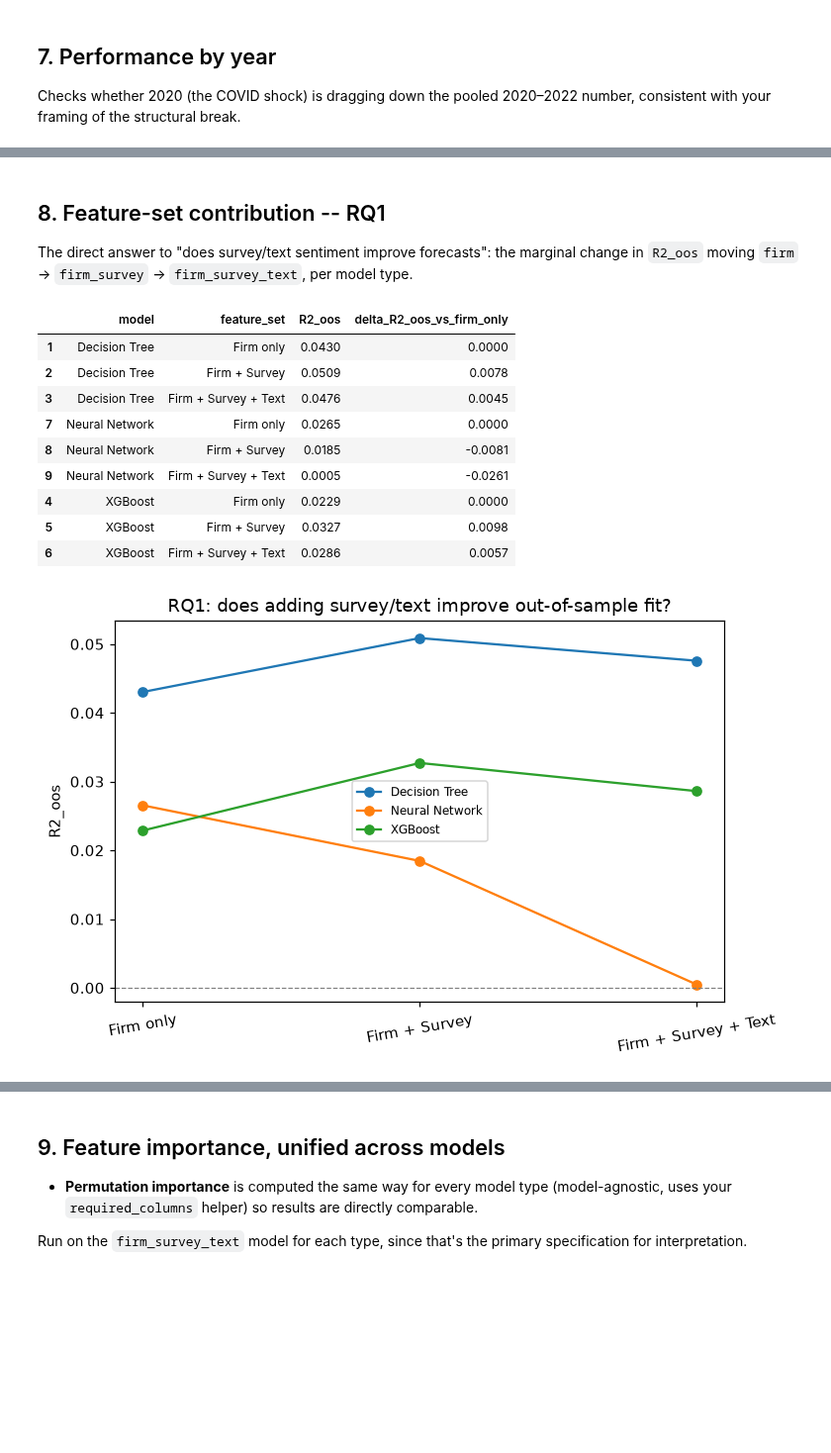
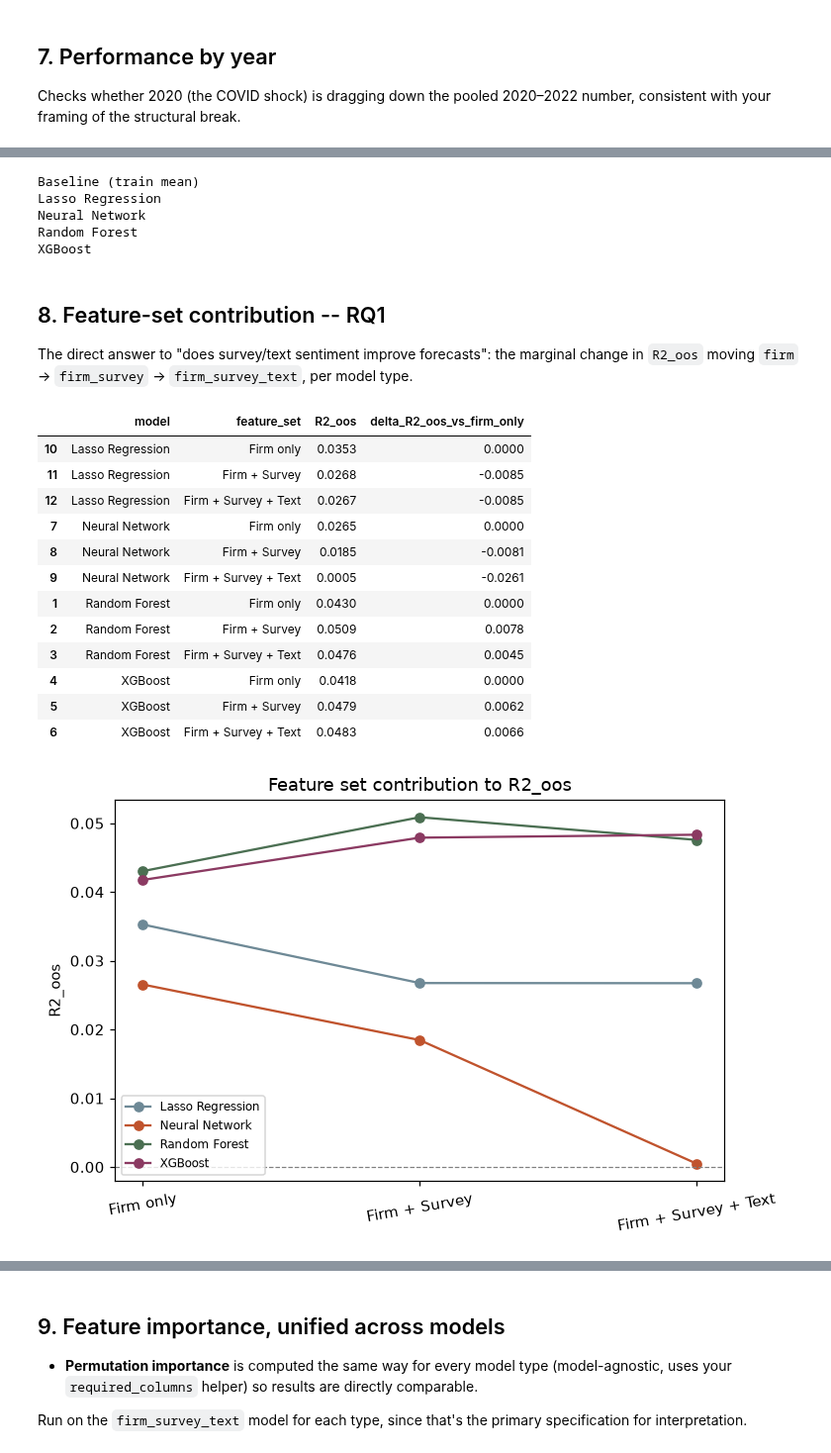
Before and after one commit to NhiPK/MLforEcon, a Jupyter notebook: model/model_comparison.ipynb, the cells around one changed output, grey strips where cells are left out. Shown at 99% size. Drawn from its saved outputs; the diff is of its cells as text; code cells hidden in the pictures; blank space fills up the shorter version.

```diff
--- a/model/model_comparison.ipynb
+++ b/model/model_comparison.ipynb
@@ -20,6 +20,12 @@ import gc
 warnings.filterwarnings("ignore")
 plt.rcParams["figure.dpi"] = 110
 pd.set_option("display.max_columns", 50)
+
+from cycler import cycler
+
+my_colors = ['#6E8996', '#C0532D', '#4B6F52', '#8B3A62', '#F2B134']
+
+plt.rcParams['axes.prop_cycle'] = cycler(color=my_colors)
 # %% [markdown]
 ## 2. Config
 # %%
@@ -441,6 +450,10 @@ def prepare_model_frame(entry, frame: pd.DataFrame) -> pd.DataFrame:
       metadata is needed -- they select/encode their own columns from the full frame.
     - xgboost: a bare XGBRegressor fit with enable_categorical=True, so it needs the
       exact feature_columns AND the categorical columns cast to the training categories.
+
+    Before prediction, we also coerce invalid / infinite numeric values to NaN so the
+    pipeline does not fail on a few extreme values that are otherwise harmless for the
+    saved model feature schema.
     """
     _, metadata = unpack_model_entry(entry)
     feature_columns = metadata.get("feature_columns")
@@ -448,9 +461,15 @@ def prepare_model_frame(entry, frame: pd.DataFrame) -> pd.DataFrame:
 
     X = frame[feature_columns].copy() if feature_columns is not None else frame.copy()
 
+    for col in X.columns:
+        if pd.api.types.is_numeric_dtype(X[col]):
+            X[col] = pd.to_numeric(X[col], errors="coerce").replace([np.inf, -np.inf], np.nan)
+        else:
+            X[col] = X[col].astype(str).replace({"nan": np.nan, "None": np.nan})
+
     for col, levels in category_levels.items():
         if col in X.columns:
-            X[col] = pd.Categorical(X[col], categories=levels)
+            X[col] = pd.Categorical(X[col].astype(str), categories=levels)
     return X
 
 
@@ -616,0 +608,25 @@ by_year.round(4)
+# %%
+# ---- Plot: one color per model, linestyle per period ----
+LINESTYLES = {"Train": "--", "Test": "-", "Check": ":"}
+
+fig, ax = plt.subplots(figsize=(9, 5))
+for label, grp in by_year.groupby("model"):
+    grp = grp.sort_values("year")
+    color = ax.plot(grp["year"], grp["R2_oos"], alpha=0)[0].get_color()  # reserve a color
+    for period, style in LINESTYLES.items():
+        seg = grp[grp["period"] == period]
+        if not seg.empty:
+            ax.plot(seg["year"], seg["R2_oos"], marker="o", color=color, linestyle=style)
+
+# two simple legends: which color = which model, which linestyle = which period
+model_legend = [plt.Line2D([0], [0], color=c, lw=2, label=m) for m, c in
+                 zip(by_year["model"].unique(), plt.rcParams['axes.prop_cycle'].by_key()['color'])]
+period_legend = [plt.Line2D([0], [0], color="black", linestyle=s, label=p) for p, s in LINESTYLES.items()]
+ax.legend(handles=model_legend + period_legend, fontsize=8, loc="lower left")
+
+ax.axhline(0, color="grey", linewidth=0.8, linestyle="--")
+ax.set_xlabel("Fiscal year"); ax.set_ylabel("R2_oos (vs. train mean)")
+ax.set_title("R2_oos by year -- firm + survey + text specification")
+fig.tight_layout()
+fig.savefig(OUTPUT_DIR / "r2_by_year_all.png")
+by_year.round(4)
@@ -617,3 +648,12 @@ by_year.round(4)
+# %%
+for label, grp in by_year.groupby("model"):
+    print(label)
+# %% [output]
+Baseline (train mean)
+Lasso Regression
+Neural Network
+Random Forest
+XGBoost
 # %% [markdown]
 ## 8. Feature-set contribution -- RQ1
 
@@ -623,30 +663,33 @@ per model type.
 # %%
 contribution = overall_results[overall_results["model"] != "Baseline (train mean)"].copy()
 contribution["feature_set_order"] = contribution["feature_set"].map(
     {v: i for i, v in enumerate(FEATURE_SET_LABELS.values())}
 )
 contribution = contribution.sort_values(["model", "feature_set_order"])
 contribution["delta_R2_oos_vs_firm_only"] = contribution.groupby("model")["R2_oos"].transform(lambda s: s - s.iloc[0])
 
 fig, ax = plt.subplots(figsize=(7, 4.5))
 for label, grp in contribution.groupby("model"):
     ax.plot(grp["feature_set"], grp["R2_oos"], marker="o", label=label)
 ax.axhline(0, color="grey", linewidth=0.8, linestyle="--")
-ax.set_ylabel("R2_oos"); ax.set_title("RQ1: does adding survey/text improve out-of-sample fit?")
+ax.set_ylabel("R2_oos"); ax.set_title("Feature set contribution to R2_oos")
 ax.legend(fontsize=8)
 plt.xticks(rotation=10)
 fig.tight_layout()
 fig.savefig(OUTPUT_DIR / "rq1_feature_set_contribution.png")
 contribution[["model", "feature_set", "R2_oos", "delta_R2_oos_vs_firm_only"]].round(4)
 # %% [output]
 |  | model | feature_set | R2_oos | delta_R2_oos_vs_firm_only |
-| 1 | Decision Tree | Firm only | 0.0430 | 0.0000 |
-| 2 | Decision Tree | Firm + Survey | 0.0509 | 0.0078 |
-| 3 | Decision Tree | Firm + Survey + Text | 0.0476 | 0.0045 |
+| 10 | Lasso Regression | Firm only | 0.0353 | 0.0000 |
+| 11 | Lasso Regression | Firm + Survey | 0.0268 | -0.0085 |
+| 12 | Lasso Regression | Firm + Survey + Text | 0.0267 | -0.0085 |
 | 7 | Neural Network | Firm only | 0.0265 | 0.0000 |
 | 8 | Neural Network | Firm + Survey | 0.0185 | -0.0081 |
 | 9 | Neural Network | Firm + Survey + Text | 0.0005 | -0.0261 |
-| 4 | XGBoost | Firm only | 0.0229 | 0.0000 |
-| 5 | XGBoost | Firm + Survey | 0.0327 | 0.0098 |
-| 6 | XGBoost | Firm + Survey + Text | 0.0286 | 0.0057 |
+| 1 | Random Forest | Firm only | 0.0430 | 0.0000 |
+| 2 | Random Forest | Firm + Survey | 0.0509 | 0.0078 |
+| 3 | Random Forest | Firm + Survey + Text | 0.0476 | 0.0045 |
+| 4 | XGBoost | Firm only | 0.0418 | 0.0000 |
+| 5 | XGBoost | Firm + Survey | 0.0479 | 0.0062 |
+| 6 | XGBoost | Firm + Survey + Text | 0.0483 | 0.0066 |
-[figure, old version]
+[figure, new version]
```
Also changed, not shown: parts of 21 cells of this notebook.
